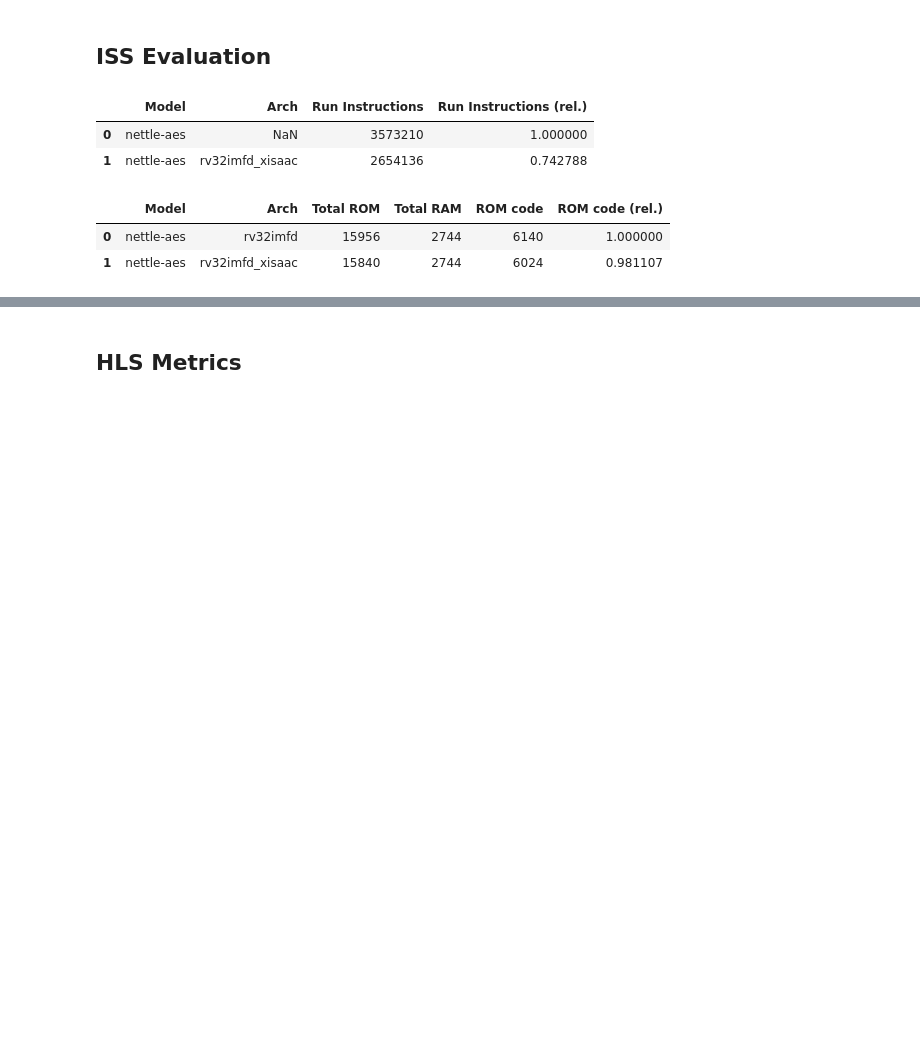
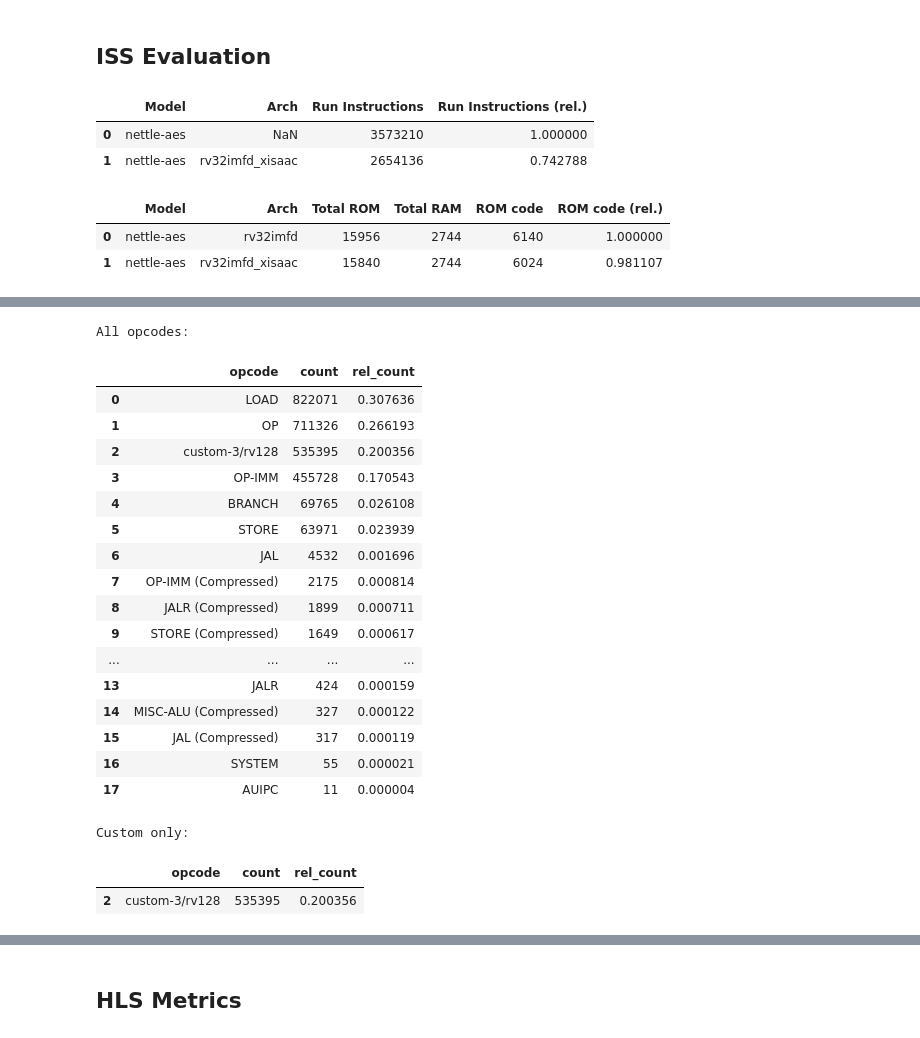
Before and after one commit to PhilippvK/isaac-demo, a Jupyter notebook: Demo.ipynb, the cells around one changed output, grey strips where cells are left out. Cells and saved outputs as stored; diff of their text form; code cells hidden in the pictures; blank space fills up the shorter version.

```diff
--- a/Demo.ipynb
+++ b/Demo.ipynb
@@ -401,0 +404,3 @@ pd.read_csv(REPORT_COMPARE_MEM)[COLS]
+# %%
+SESS_NEW = DATE_DIR / "sess_new"
+PLOTS_DIR_NEW = SESS_NEW / "plots"
@@ -401,0 +423,29 @@ pd.read_csv(REPORT_COMPARE_MEM)[COLS]
+# %%
+opcodes_hist_file = SESS_NEW / "table" / "opcodes_hist.pkl"
+opcodes_hist_df = pd.read_pickle(opcodes_hist_file)
+print("All opcodes:")
+display(opcodes_hist_df)
+print("Custom only:")
+display(opcodes_hist_df[opcodes_hist_df["opcode"].apply(lambda x: "custom" in x)])
+# %% [output]
+All opcodes:
+|  | opcode | count | rel_count |
+| 0 | LOAD | 822071 | 0.307636 |
+| 1 | OP | 711326 | 0.266193 |
+| 2 | custom-3/rv128 | 535395 | 0.200356 |
+| 3 | OP-IMM | 455728 | 0.170543 |
+| 4 | BRANCH | 69765 | 0.026108 |
+| 5 | STORE | 63971 | 0.023939 |
+| 6 | JAL | 4532 | 0.001696 |
+| 7 | OP-IMM (Compressed) | 2175 | 0.000814 |
+| 8 | JALR (Compressed) | 1899 | 0.000711 |
+| 9 | STORE (Compressed) | 1649 | 0.000617 |
+| ... | ... | ... | ... |
+| 13 | JALR | 424 | 0.000159 |
+| 14 | MISC-ALU (Compressed) | 327 | 0.000122 |
+| 15 | JAL (Compressed) | 317 | 0.000119 |
+| 16 | SYSTEM | 55 | 0.000021 |
+| 17 | AUIPC | 11 | 0.000004 |
+Custom only:
+|  | opcode | count | rel_count |
+| 2 | custom-3/rv128 | 535395 | 0.200356 |
```
Also changed, not shown: parts of 9 cells of this notebook.
